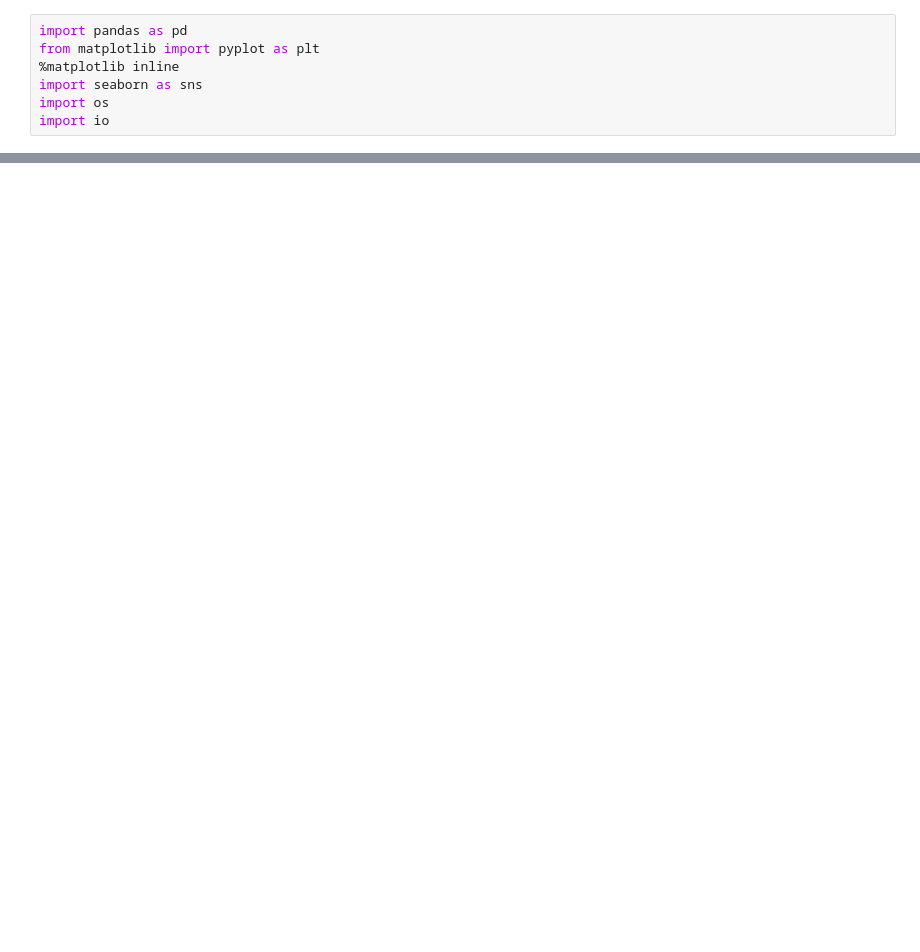
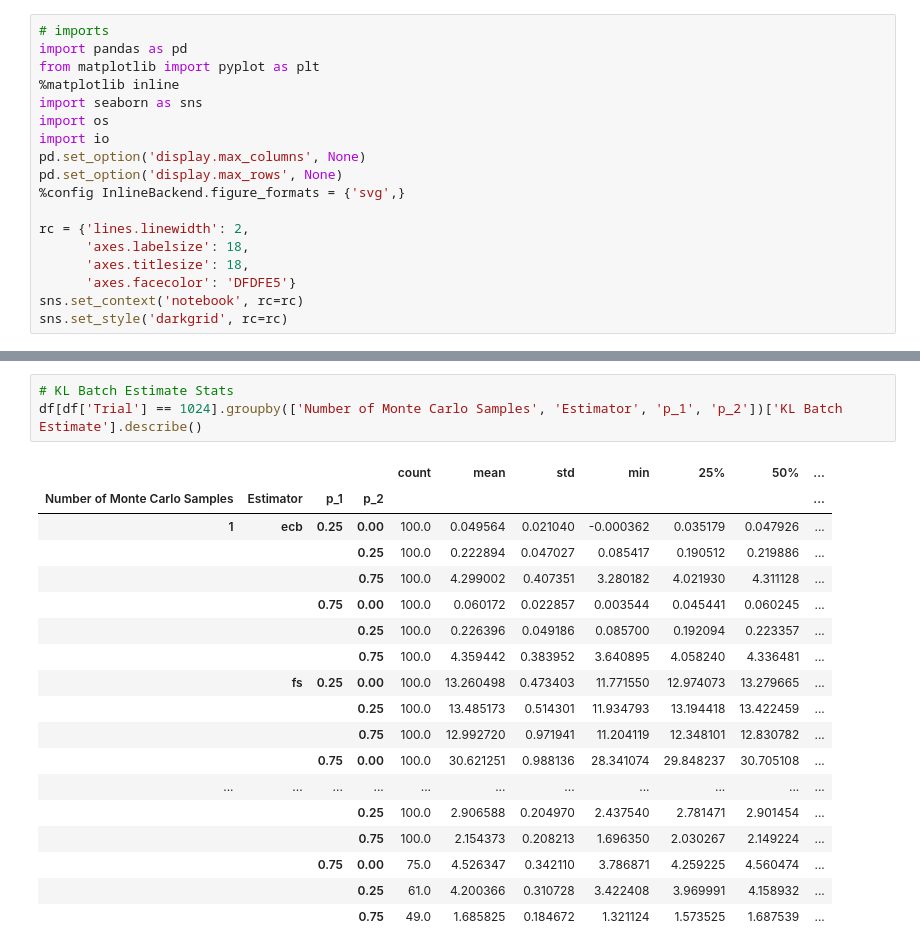
Before and after one commit to sdrobert/conditional-bernoulli, a Jupyter notebook: df_vis.ipynb, the cells around one changed output, grey strips where cells are left out. Saved outputs shown, nothing was run; the diff lists cells and outputs as text; blank space fills up the shorter version.

Commit message:
Forced suffix estimator + vis updates

```diff
--- a/df_vis.ipynb
+++ b/df_vis.ipynb
@@ -1,8 +1,19 @@
 # %%
+# imports
 import pandas as pd
 from matplotlib import pyplot as plt
 %matplotlib inline
 import seaborn as sns
 import os
 import io
+pd.set_option('display.max_columns', None)
+pd.set_option('display.max_rows', None)
+%config InlineBackend.figure_formats = {'svg',}
+
+rc = {'lines.linewidth': 2,
+      'axes.labelsize': 18,
+      'axes.titlesize': 18,
+      'axes.facecolor': 'DFDFE5'}
+sns.set_context('notebook', rc=rc)
+sns.set_style('darkgrid', rc=rc)
 # %%
@@ -32,0 +58,22 @@ Index(['Seed', 'Total Number of Trials', 'Training Batch Size',
+# %%
+# KL Batch Estimate Stats
+df[df['Trial'] == 1024].groupby(['Number of Monte Carlo Samples', 'Estimator', 'p_1', 'p_2'])['KL Batch Estimate'].describe()
+# %% [output]
+|  |  |  |  | count | mean | std | min | 25% | 50% | ... |
+| Number of Monte Carlo Samples | Estimator | p_1 | p_2 |  |  |  |  |  |  | ... |
+| 1 | ecb | 0.25 | 0.00 | 100.0 | 0.049564 | 0.021040 | -0.000362 | 0.035179 | 0.047926 | ... |
+|  |  |  | 0.25 | 100.0 | 0.222894 | 0.047027 | 0.085417 | 0.190512 | 0.219886 | ... |
+|  |  |  | 0.75 | 100.0 | 4.299002 | 0.407351 | 3.280182 | 4.021930 | 4.311128 | ... |
+|  |  | 0.75 | 0.00 | 100.0 | 0.060172 | 0.022857 | 0.003544 | 0.045441 | 0.060245 | ... |
+|  |  |  | 0.25 | 100.0 | 0.226396 | 0.049186 | 0.085700 | 0.192094 | 0.223357 | ... |
+|  |  |  | 0.75 | 100.0 | 4.359442 | 0.383952 | 3.640895 | 4.058240 | 4.336481 | ... |
+|  | fs | 0.25 | 0.00 | 100.0 | 13.260498 | 0.473403 | 11.771550 | 12.974073 | 13.279665 | ... |
+|  |  |  | 0.25 | 100.0 | 13.485173 | 0.514301 | 11.934793 | 13.194418 | 13.422459 | ... |
+|  |  |  | 0.75 | 100.0 | 12.992720 | 0.971941 | 11.204119 | 12.348101 | 12.830782 | ... |
+|  |  | 0.75 | 0.00 | 100.0 | 30.621251 | 0.988136 | 28.341074 | 29.848237 | 30.705108 | ... |
+| ... | ... | ... | ... | ... | ... | ... | ... | ... | ... | ... |
+|  |  |  | 0.25 | 100.0 | 2.906588 | 0.204970 | 2.437540 | 2.781471 | 2.901454 | ... |
+|  |  |  | 0.75 | 100.0 | 2.154373 | 0.208213 | 1.696350 | 2.030267 | 2.149224 | ... |
+|  |  | 0.75 | 0.00 | 75.0 | 4.526347 | 0.342110 | 3.786871 | 4.259225 | 4.560474 | ... |
+|  |  |  | 0.25 | 61.0 | 4.200366 | 0.310728 | 3.422408 | 3.969991 | 4.158932 | ... |
+|  |  |  | 0.75 | 49.0 | 1.685825 | 0.184672 | 1.321124 | 1.573525 | 1.687539 | ... |
```
Also changed, not shown: parts of 12 cells of this notebook, 3 other files.
